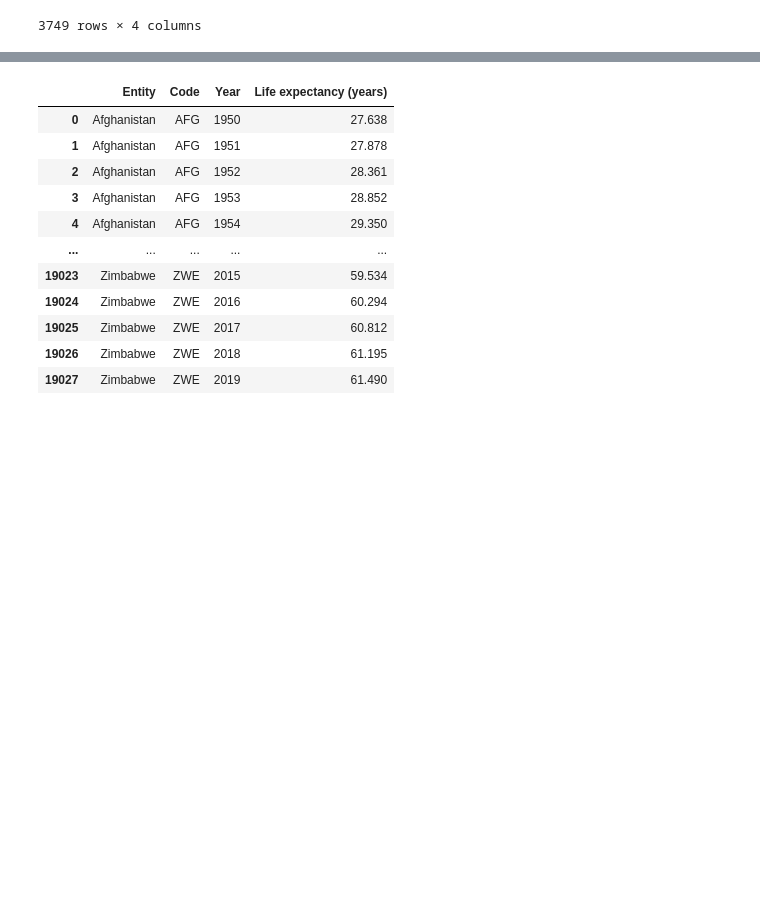
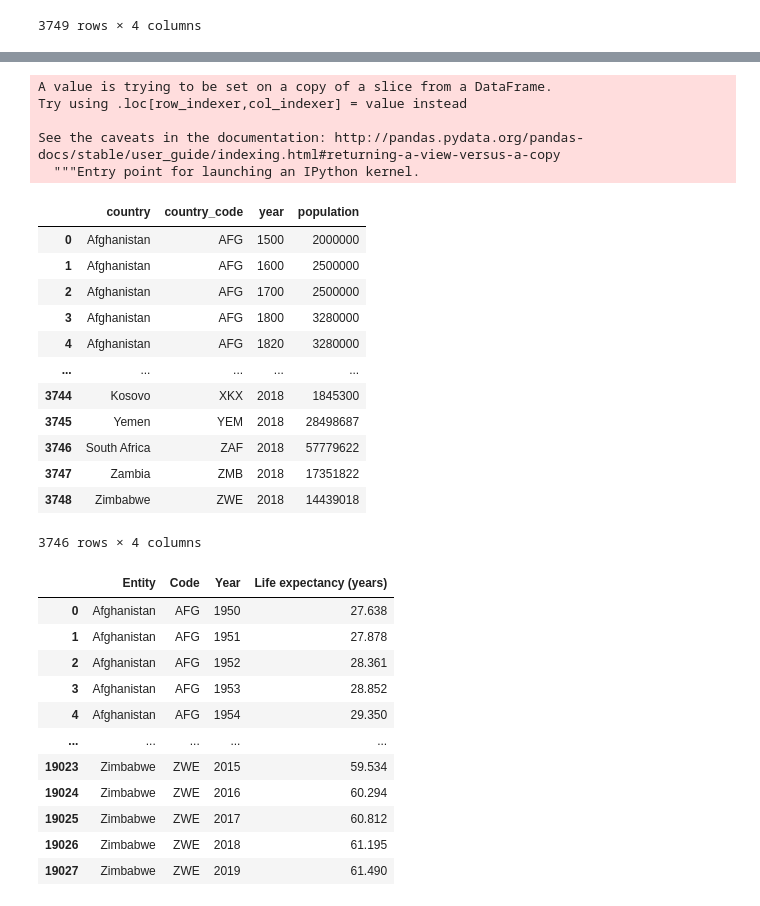
Before and after one commit to seanhoffman76/Economic-Growth-Project, a Jupyter notebook: DataCleanup/DataCleanup.ipynb, the cells around one changed output, grey strips where cells are left out. Saved outputs shown, nothing was run; the diff lists cells and outputs as text; code cells hidden in the pictures; blank space fills up the shorter version.

```diff
--- a/DataCleanup/DataCleanup.ipynb
+++ b/DataCleanup/DataCleanup.ipynb
@@ -403,3 +403,6 @@ pop_df1
 | 3747 | Zambia | ZMB | 2018 | 17351822.0 |
 | 3748 | Zimbabwe | ZWE | 2018 | 14439018.0 |
 3749 rows × 4 columns
+# %%
+pop_df1 = pop_df1.dropna()
+pop_df1
@@ -406,3 +423,25 @@ pop_df1
+# %%
+pop_df1['population'] = pop_df1['population'].astype(int)
+pop_df1
+# %% [output]
+A value is trying to be set on a copy of a slice from a DataFrame.
+Try using .loc[row_indexer,col_indexer] = value instead
+
+See the caveats in the documentation: http://pandas.pydata.org/pandas-docs/stable/user_guide/indexing.html#returning-a-view-versus-a-copy
+  """Entry point for launching an IPython kernel.
+|  | country | country_code | year | population |
+| 0 | Afghanistan | AFG | 1500 | 2000000 |
+| 1 | Afghanistan | AFG | 1600 | 2500000 |
+| 2 | Afghanistan | AFG | 1700 | 2500000 |
+| 3 | Afghanistan | AFG | 1800 | 3280000 |
+| 4 | Afghanistan | AFG | 1820 | 3280000 |
+| ... | ... | ... | ... | ... |
+| 3744 | Kosovo | XKX | 2018 | 1845300 |
+| 3745 | Yemen | YEM | 2018 | 28498687 |
+| 3746 | South Africa | ZAF | 2018 | 57779622 |
+| 3747 | Zambia | ZMB | 2018 | 17351822 |
+| 3748 | Zimbabwe | ZWE | 2018 | 14439018 |
+3746 rows × 4 columns
 # %%
 pop_df1.to_csv('cleaned_pop.csv',header=True,index=False)
 # %%
```
Also changed, not shown: parts of 3 cells of this notebook, 2 other files.
